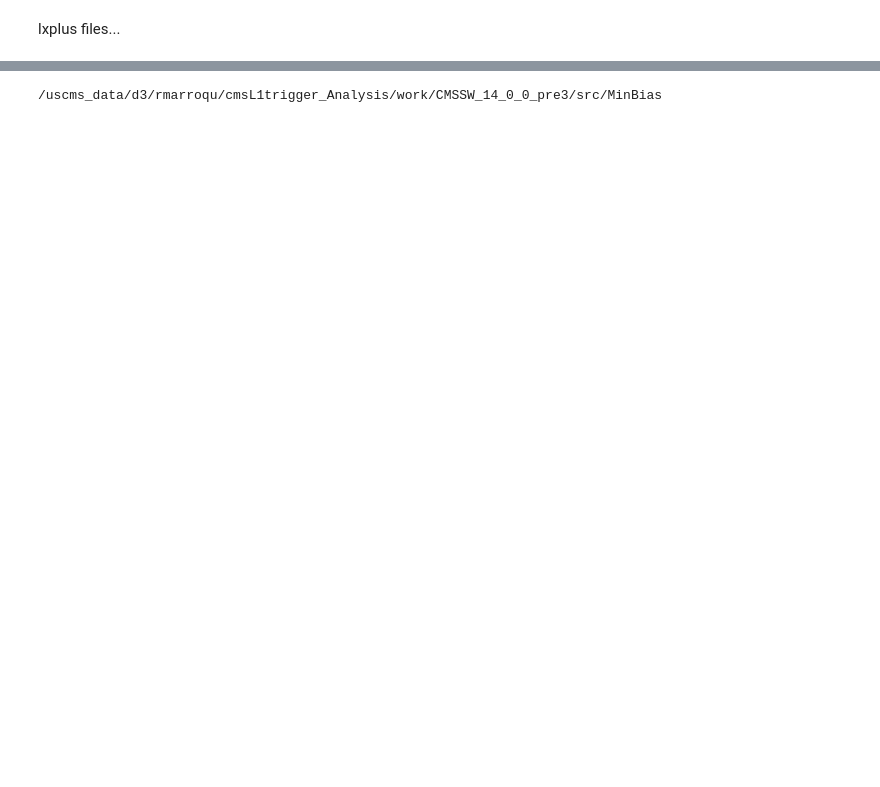
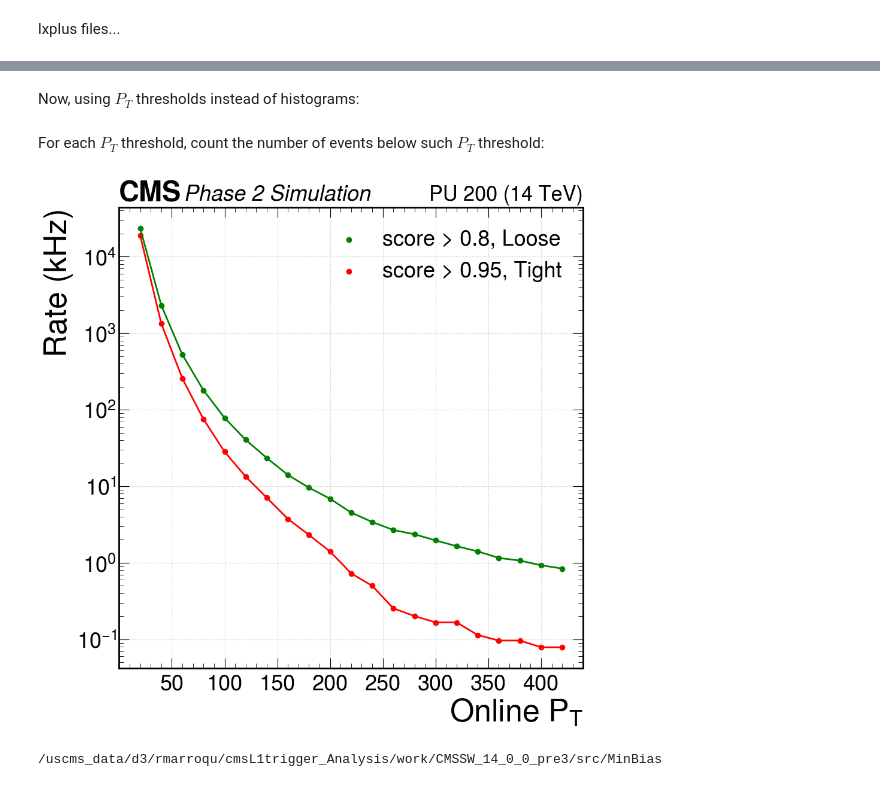
Before and after one commit to Brainz22/L1JetTagDaniel, a Jupyter notebook: rateAnalysis.ipynb, the cells around one changed output, grey strips where cells are left out. Saved outputs shown, nothing was run; the diff lists cells and outputs as text; code cells hidden in the pictures; blank space fills up the shorter version.

```diff
--- a/rateAnalysis.ipynb
+++ b/rateAnalysis.ipynb
@@ -205,3 +111,37 @@ plt.savefig("NNrate_MinBias.pdf", format='pdf',  bbox_inches='tight')
+# %% [markdown]
+Now, using $P_T$ thresholds instead of histograms:
+# %%
+pt_ths = np.linspace(20, 420, 21)
+# %% [markdown]
+For each $P_T$ threshold, count the number of events below such $P_T$ threshold:
+# %%
+event_count80 =[]
+event_count95 = []
+for pt in pt_ths:
+    if pt == 20:
+        pt = 20+10
+    event_count80.append(( len(leadPt80[leadPt80 > pt])/len(events) )*ZeroBiasRate )
+    event_count95.append( (len(leadPt95[leadPt95 > pt]) / len(events) )*ZeroBiasRate )
+# %%
+plt.scatter(pt_ths, event_count80, label = "score > 0.8, Loose", c="green")
+plt.plot(pt_ths, event_count80, c="green")
+
+plt.scatter(pt_ths, event_count95, label = "score > 0.95, Tight", c="red")
+plt.plot(pt_ths, event_count95, c="red")
+
+hep.cms.text("Phase 2 Simulation")
+hep.cms.lumitext("PU 200 (14 TeV)")
+
+plt.yscale("log")
+plt.ylabel("Rate (kHz)" )
+plt.xlabel("Online $P_T$")
+plt.xticks(np.arange(50, 421, 50))
+#plt.xlim(0,400)
+
+plt.legend()
+plt.grid(True)
+# %% [output]
+[figure, added]
 # %%
 !pwd
 # %% [output]
```
Also changed, not shown: parts of 57 cells of this notebook.
